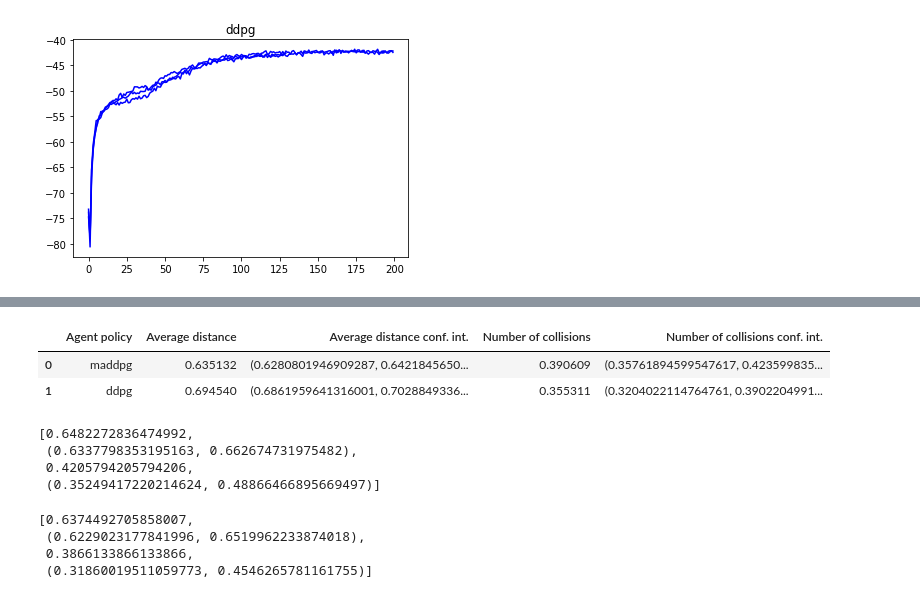
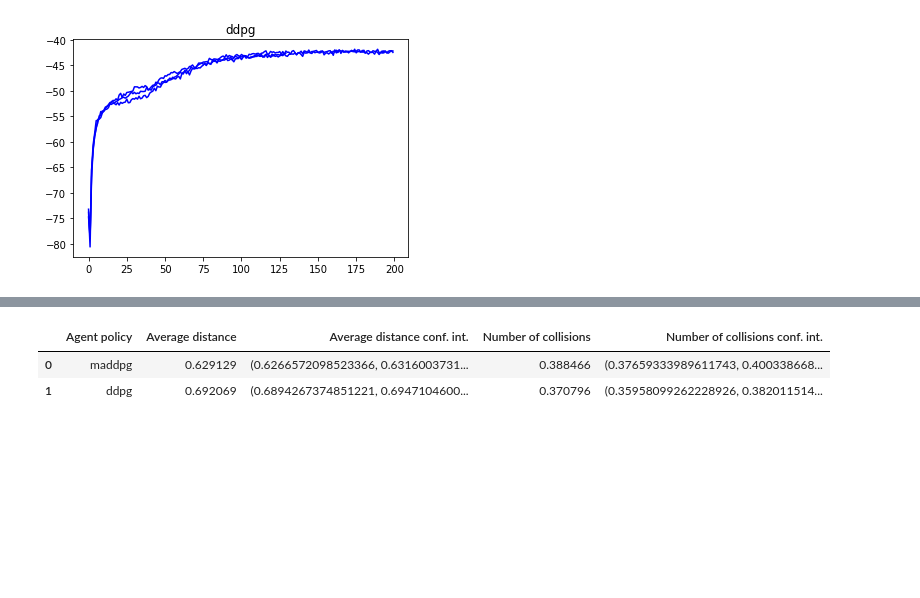
Before and after one commit to google/maddpg-replication, a Jupyter notebook: maddpg_replication.ipynb, the cells around one changed output, grey strips where cells are left out. Cells and saved outputs as stored; diff of their text form; code cells hidden in the pictures; blank space fills up the shorter version.

```diff
--- a/maddpg_replication.ipynb
+++ b/maddpg_replication.ipynb
@@ -331,35 +262,22 @@ def combine_benchmarks(benchmarks):
 # %%
-pd.DataFrame([['maddpg'] + combine_benchmarks(['simple_spread_3m0/benchmark.pkl',
-                                               'simple_spread_3m0/benchmark0.pkl',
-                                               'simple_spread_3m1/benchmark.pkl',
-                                               'simple_spread_3m2/benchmark.pkl',
-                                              ]),
-              ['ddpg'] + combine_benchmarks(['simple_spread_3d0/benchmark.pkl',
-                                             'simple_spread_3d1/benchmark.pkl',
-                                             'simple_spread_3d2/benchmark.pkl',
-                                            ]),
-             ],
-             columns=['Agent policy',
-                      'Average distance',
-                      'Average distance conf. int.',
-                      'Number of collisions',
-                      'Number of collisions conf. int.',
-                     ])
+table2 = pd.DataFrame([['maddpg'] + combine_benchmarks(['simple_spread_3m0/benchmark.pkl',
+                                                        'simple_spread_3m0/benchmark0.pkl',
+                                                        'simple_spread_3m1/benchmark.pkl',
+                                                        'simple_spread_3m2/benchmark.pkl',
+                                                       ]),
+                       ['ddpg'] + combine_benchmarks(['simple_spread_3d0/benchmark.pkl',
+                                                      'simple_spread_3d1/benchmark.pkl',
+                                                      'simple_spread_3d2/benchmark.pkl',
+                                                     ]),
+                      ],
+                      columns=['Agent policy',
+                               'Average distance',
+                               'Average distance conf. int.',
+                               'Number of collisions',
+                               'Number of collisions conf. int.',
+                              ])
+table2
 # %% [output]
 |  | Agent policy | Average distance | Average distance conf. int. | Number of collisions | Number of collisions conf. int. |
-| 0 | maddpg | 0.635132 | (0.6280801946909287, 0.6421845650... | 0.390609 | (0.35761894599547617, 0.423599835... |
-| 1 | ddpg | 0.694540 | (0.6861959641316001, 0.7028849336... | 0.355311 | (0.3204022114764761, 0.3902204991... |
+| 0 | maddpg | 0.629129 | (0.6266572098523366, 0.6316003731... | 0.388466 | (0.37659333989611743, 0.400338668... |
+| 1 | ddpg | 0.692069 | (0.6894267374851221, 0.6947104600... | 0.370796 | (0.35958099262228926, 0.382011514... |
-# %%
-combine_benchmarks('simple_spread_3m1')
-# %% [output]
-[0.6482272836474992,
- (0.6337798353195163, 0.662674731975482),
- 0.4205794205794206,
- (0.35249417220214624, 0.48866466895669497)]
-# %%
-combine_benchmarks('simple_spread_3m2')
-# %% [output]
-[0.6374492705858007,
- (0.6229023177841996, 0.6519962233874018),
- 0.3866133866133866,
- (0.31860019511059773, 0.4546265781161755)]
```
Also changed, not shown: parts of 39 cells of this notebook, 2 other files.
